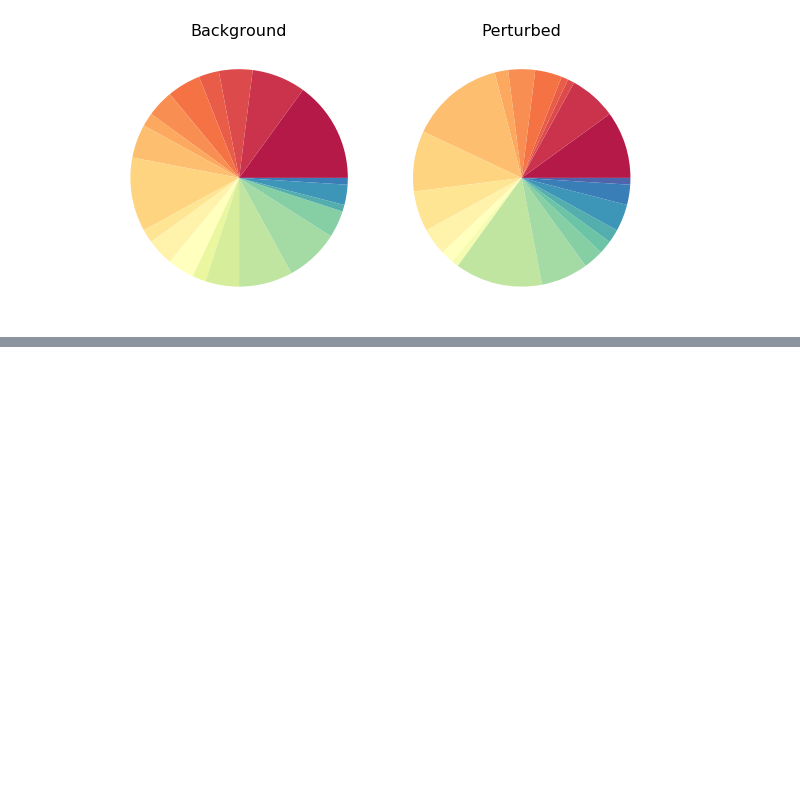
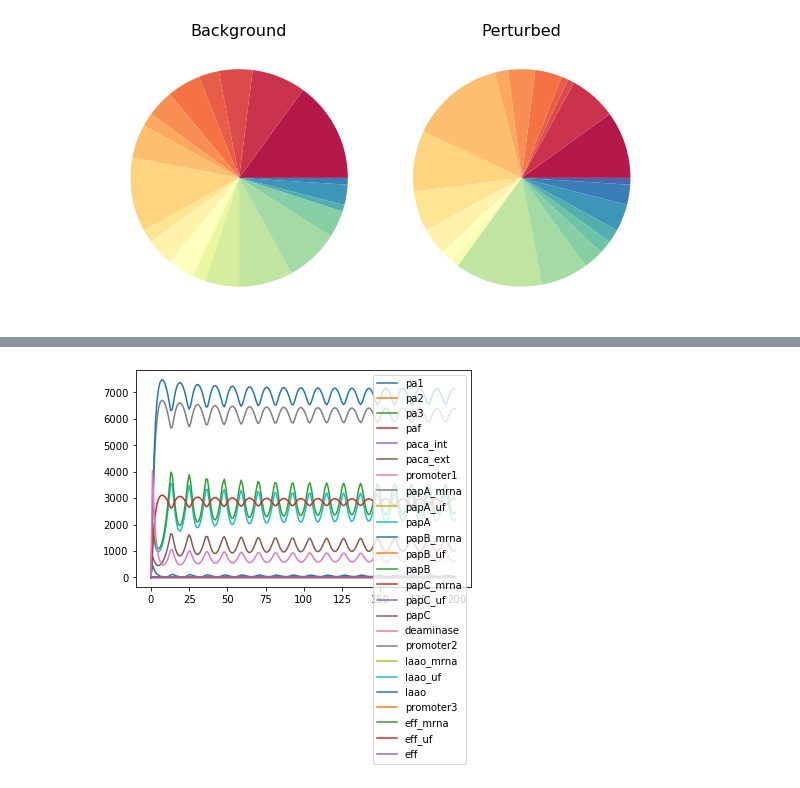
Before and after one commit to cjmerzbacher/bayesopt-dynamic-pathways, a Jupyter notebook: p_aminostyrene/p_aminostyrene.ipynb, the cells around one changed output, grey strips where cells are left out. Saved outputs shown, nothing was run; the diff lists cells and outputs as text; code cells hidden in the pictures; blank space fills up the shorter version.

```diff
--- a/p_aminostyrene/p_aminostyrene.ipynb
+++ b/p_aminostyrene/p_aminostyrene.ipynb
@@ -499,0 +561,25 @@ fig.tight_layout()
+# %%
+i=1
+problems = new_total_landscape.loc[new_total_landscape.loss.isin(plot_landscape.loc[plot_landscape.runtime > 750].best_losses.to_list())].reset_index(drop=True)
+thetas = [[problems.theta_paf_prom1[i], problems.theta_paf_prom2[i], problems.theta_paf_prom3[i]], [problems.theta_paca_prom1[i], problems.theta_paca_prom2[i], problems.theta_paca_prom3[i]]]
+ks = [[problems.k_paf_papA[i], problems.k_paf_papB[i], problems.k_paf_papC[i], problems.k_paf_prom2[i], problems.k_paf_prom3[i]], [problems.k_paca_papA[i], problems.k_paca_papB[i], problems.k_paca_papC[i], problems.k_paca_prom2[i], problems.k_paca_prom3[i]]]
+archs = [((0, 0, 1, 0, 0), (0, 0, 0, 1, 0), (0, 0, 0, 0, 1)),
+ ((0, 0, 0, 1, 0), (1, 0, 0, 0, 0), (1, 0, 0, 0, 0)),
+ ((0, 0, 0, 1, 0), (0, 0, 0, 1, 0), (1, 0, 0, 0, 0)),
+ ((0, 0, 1, 0, 0), (1, 0, 0, 0, 0), (0, 1, 0, 0, 0))]
+architecture = archs[i]
+perturbs = [problems.perturb0[i], problems.perturb1[i]]
+
+t = np.linspace(0, 1.73E5, 200)
+y0 = np.array([0., 0., 0., 0., 0. , 0., 0., 0., 0., 0., 0., 0. , 0., 0., 0., 0., 0., 0., 0. , 0., 0., 0., 0., 0., 0., 0., 0., 0.])
+extra_options = {'old_api': False, 'user_data': [architecture, thetas, ks, perturbs], 'rtol':1E-4}
+ode_solver = ode('cvode', p_aminostyrene, **extra_options)
+solution = ode_solver.solve(t, y0)
+
+labels = ['chorismate', 'pa1', 'pa2', 'pa3', 'paf', 'paca_int', 'paca_ext', 'promoter1', 'papA_mrna', 'papA_uf', 'papA', 'papB_mrna', 'papB_uf', 'papB', 'papC_mrna', 'papC_uf', 'papC', 'deaminase', 'promoter2', 'laao_mrna', 'laao_uf', 'laao', 'promoter3', 'eff_mrna', 'eff_uf', 'eff']
+
+for k in range(1, len(y0)-2):
+   plt.plot(solution.values.y[:, k], label=labels[k])
+   plt.legend()
+# %% [output]
+[figure, added]
```
Also changed, not shown: parts of 14 cells of this notebook, 51 other files.
